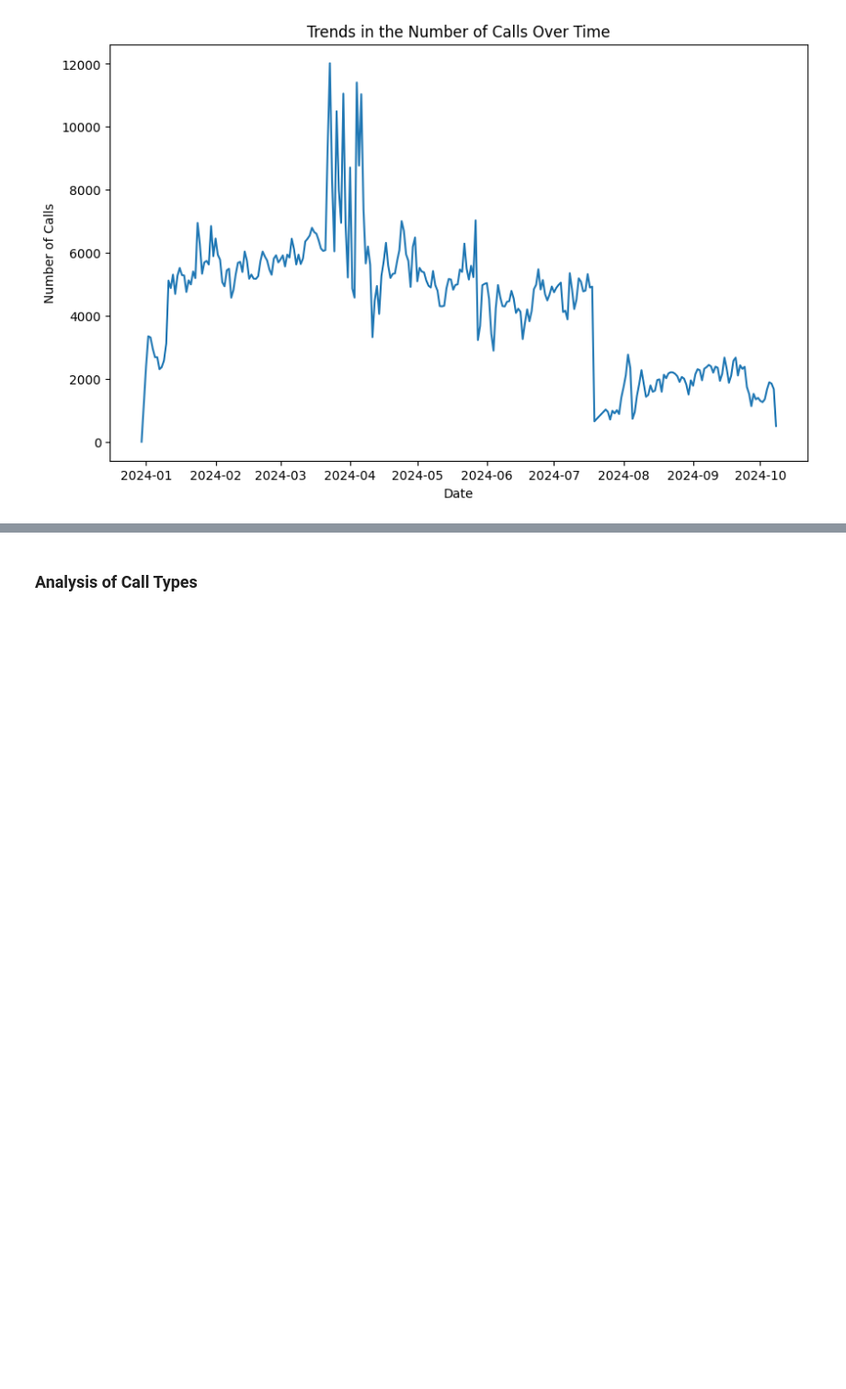
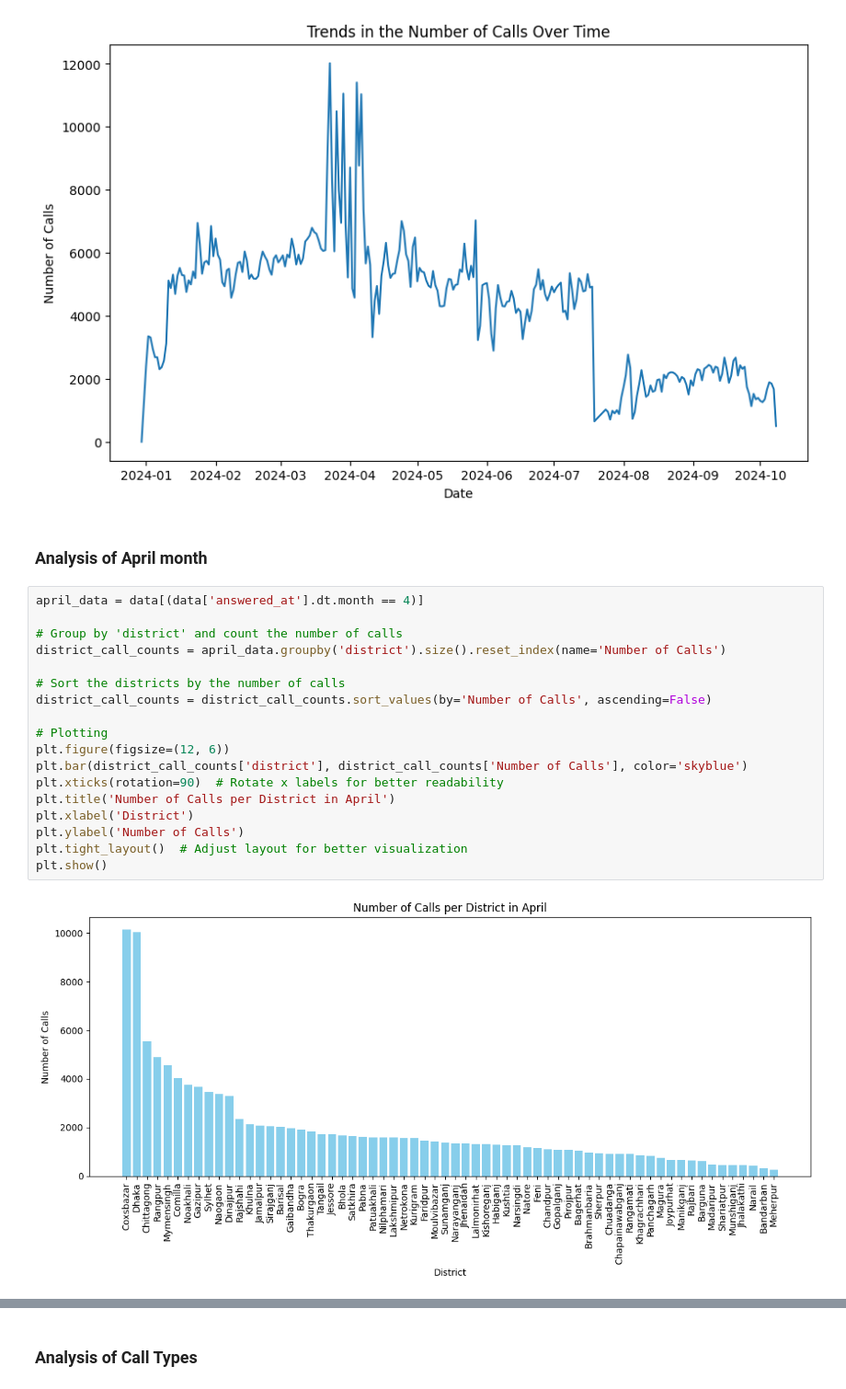
Before and after one commit to iamaber/333-data-analysis, a Jupyter notebook: main.ipynb, the cells around one changed output, grey strips where cells are left out. Shown at 92% size. Cells and saved outputs as stored; diff of their text form; blank space fills up the shorter version.

Commit message:
Added more analysis

```diff
--- a/main.ipynb
+++ b/main.ipynb
@@ -327,3 +327,25 @@ plt.ylabel("Number of Calls")
 plt.show()
 # %% [output]
 [figure]
+# %% [markdown]
+### Analysis of April month
+# %%
+april_data = data[(data['answered_at'].dt.month == 4)]
+
+# Group by 'district' and count the number of calls
+district_call_counts = april_data.groupby('district').size().reset_index(name='Number of Calls')
+
+# Sort the districts by the number of calls
+district_call_counts = district_call_counts.sort_values(by='Number of Calls', ascending=False)
+
+# Plotting
+plt.figure(figsize=(12, 6))
+plt.bar(district_call_counts['district'], district_call_counts['Number of Calls'], color='skyblue')
+plt.xticks(rotation=90)  # Rotate x labels for better readability
+plt.title('Number of Calls per District in April')
+plt.xlabel('District')
+plt.ylabel('Number of Calls')
+plt.tight_layout()  # Adjust layout for better visualization
+plt.show()
+# %% [output]
+[figure, added]
```
Also changed, not shown: parts of 11 cells of this notebook.
